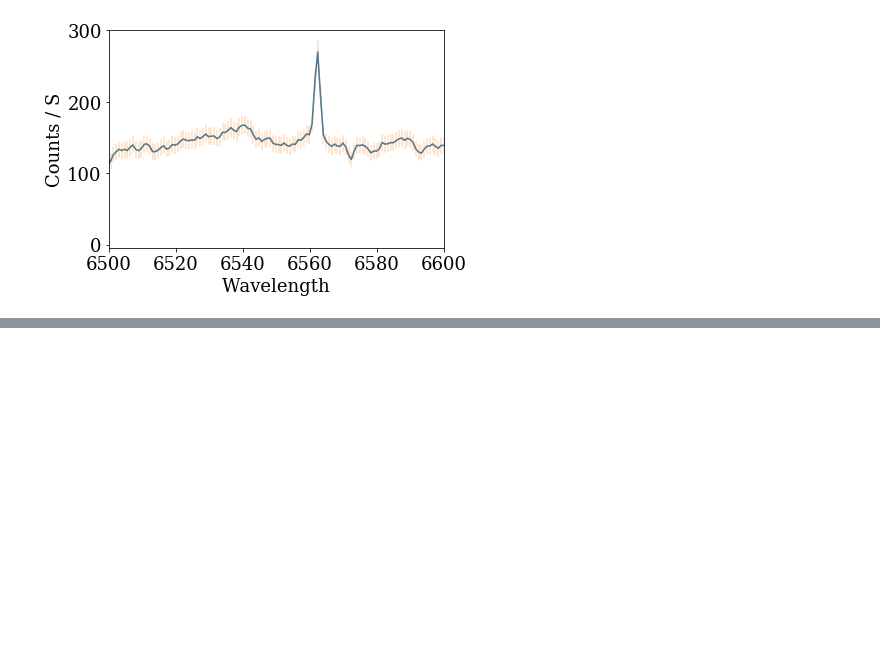
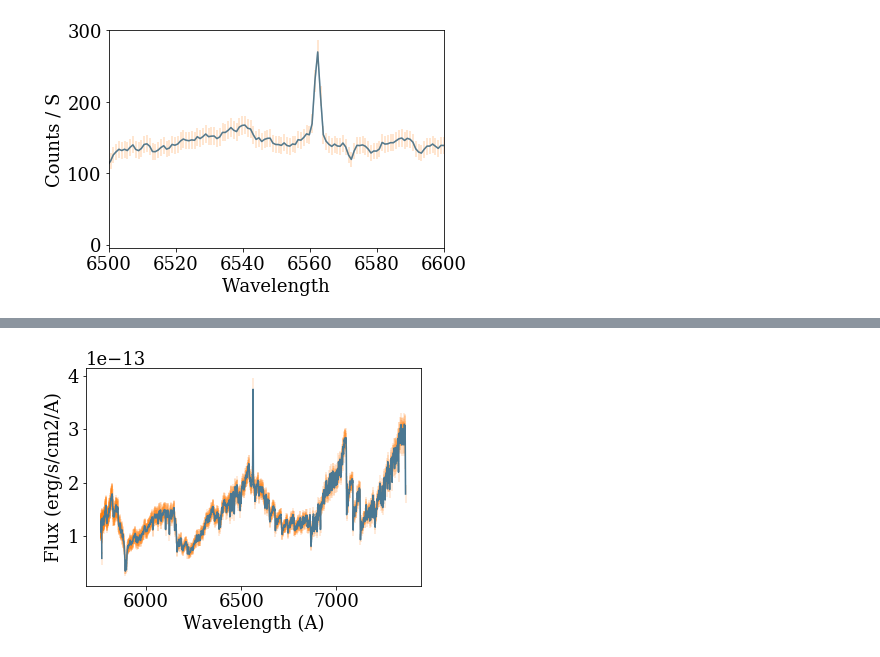
Before and after one commit to jradavenport/specreduce, a Jupyter notebook: pydis_example/apo05.ipynb, the cells around one changed output, grey strips where cells are left out. Drawn from its saved outputs; the diff is of its cells as text; code cells hidden in the pictures; blank space fills up the shorter version.

```diff
--- a/pydis_example/apo05.ipynb
+++ b/pydis_example/apo05.ipynb
@@ -300,0 +298,14 @@ Still to do:
+# %%
+from pydis import AirmassCor
+
+# like with the 1D Stds, the observatory airmass corrections are a useful reference library we need
+ext_file = './apoextinct.dat'
+
+
+# DIS doesn't have airmass in header... ugh
+# airmass = sci_hdu[0].header['AIRMASS']
+
+ZD = sci_hdu[0].header['ZD'] / 180.0 * np.pi
+airmass = 1.0/np.cos(ZD) # approximate Zenith Distance -> Airmass conversion
+
+print(airmass)
@@ -300,0 +314,3 @@ Still to do:
+# %%
+flux_sci_x = AirmassCor(wave_sci, flux_sci - sky_sci, airmass,
+                        airmass_file=ext_file, path=True)
@@ -300,0 +354,13 @@ Still to do:
+# %%
+# and now simply apply it - this is a simple multiplication, except
+# double-checking that things are on the same wavelength (does a quick linear interpolation just in case)
+
+ffinal, efinal = ApplyFluxCal(wave_sci, flux_sci_x, ferr_sci,
+                              wave_sci, sensfunc)
+
+plt.plot(wave_sci, ffinal)
+plt.errorbar(wave_sci, ffinal, yerr=efinal, alpha=0.2)
+plt.xlabel('Wavelength (A)');
+plt.ylabel('Flux (erg/s/cm2/A)');
+# %% [output]
+[figure, added]
```
Also changed, not shown: parts of 9 cells of this notebook, 4 other files.
